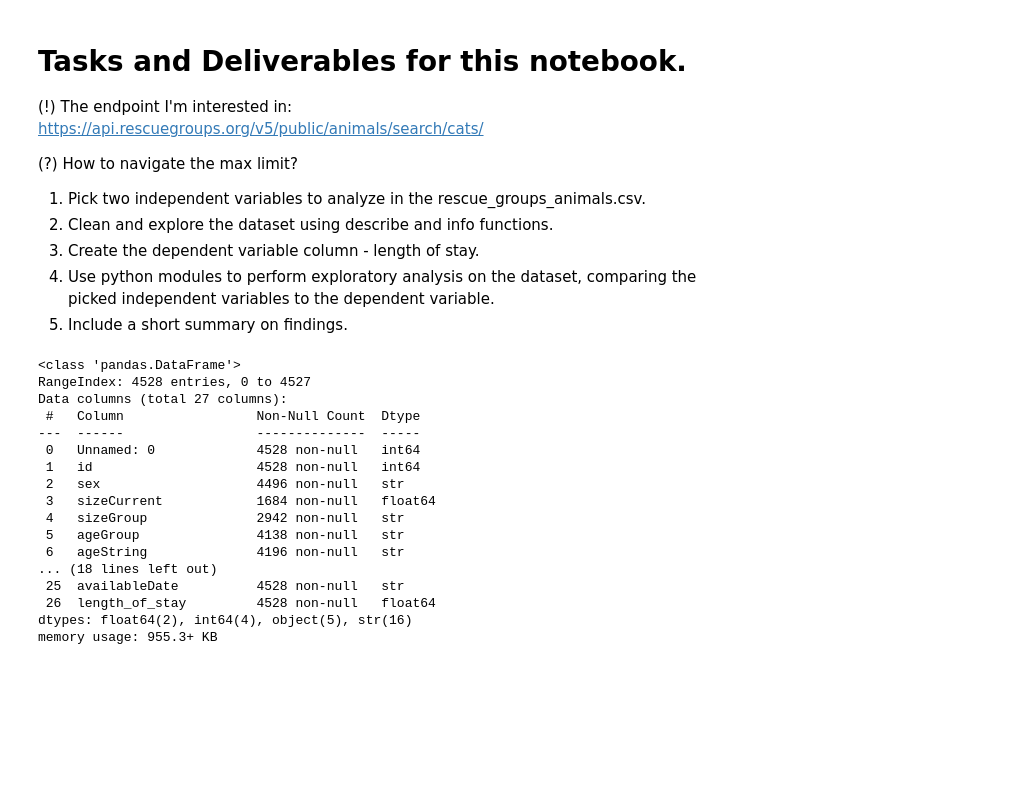
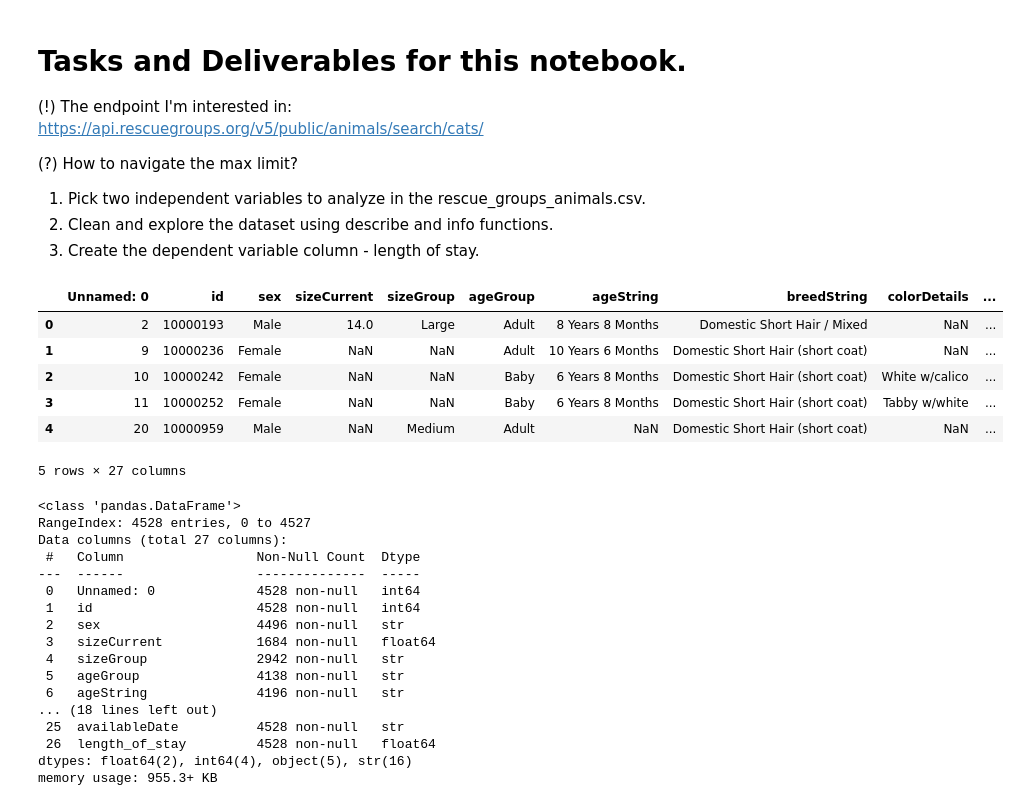
Before and after one commit to AnnaMalaschenko/Extraction-and-EDA---Group-Project, a Jupyter notebook: notebooks/Anna_eda.ipynb, the cells around one changed output. Cells and saved outputs as stored; diff of their text form; code cells hidden in the pictures; blank space fills up the shorter version.

```diff
--- a/notebooks/Anna_eda.ipynb
+++ b/notebooks/Anna_eda.ipynb
@@ -8,8 +8,6 @@
 1) Pick two independent variables to analyze in the rescue_groups_animals.csv.
 2) Clean and explore the dataset using describe and info functions.
 3) Create the dependent variable column - length of stay.
-4) Use python modules to perform exploratory analysis on the dataset, comparing the picked independent variables to the dependent variable.
-5) Include a short summary on findings.
 # %%
 import pandas as pd
 import numpy as np
@@ -17,22 +15,32 @@ import os
 # %%
 # inspect the cleaned data
 df = pd.read_csv('../data/clean/clean_cats_data.csv')
-df.info()
+df.head()
 # %% [output]
+|  | Unnamed: 0 | id | sex | sizeCurrent | sizeGroup | ageGroup | ageString | breedString | colorDetails | ... |
+| 0 | 2 | 10000193 | Male | 14.0 | Large | Adult | 8 Years 8 Months | Domestic Short Hair / Mixed | NaN | ... |
+| 1 | 9 | 10000236 | Female | NaN | NaN | Adult | 10 Years 6 Months | Domestic Short Hair (short coat) | NaN | ... |
+| 2 | 10 | 10000242 | Female | NaN | NaN | Baby | 6 Years 8 Months | Domestic Short Hair (short coat) | White w/calico | ... |
+| 3 | 11 | 10000252 | Female | NaN | NaN | Baby | 6 Years 8 Months | Domestic Short Hair (short coat) | Tabby w/white | ... |
+| 4 | 20 | 10000959 | Male | NaN | Medium | Adult | NaN | Domestic Short Hair (short coat) | NaN | ... |
-<class 'pandas.DataFrame'>
-RangeIndex: 4528 entries, 0 to 4527
-Data columns (total 27 columns):
- #   Column                 Non-Null Count  Dtype
----  ------                 --------------  -----
- 0   Unnamed: 0             4528 non-null   int64
- 1   id                     4528 non-null   int64
- 2   sex                    4496 non-null   str
- 3   sizeCurrent            1684 non-null   float64
- 4   sizeGroup              2942 non-null   str
- 5   ageGroup               4138 non-null   str
- 6   ageString              4196 non-null   str
-... (18 lines left out)
- 25  availableDate          4528 non-null   str
- 26  length_of_stay         4528 non-null   float64
-dtypes: float64(2), int64(4), object(5), str(16)
-memory usage: 955.3+ KB
+5 rows × 27 columns
+# %%
+df.info()
+# %% [output]
+<class 'pandas.DataFrame'>
+RangeIndex: 4528 entries, 0 to 4527
+Data columns (total 27 columns):
+ #   Column                 Non-Null Count  Dtype
+---  ------                 --------------  -----
+ 0   Unnamed: 0             4528 non-null   int64
+ 1   id                     4528 non-null   int64
+ 2   sex                    4496 non-null   str
+ 3   sizeCurrent            1684 non-null   float64
+ 4   sizeGroup              2942 non-null   str
+ 5   ageGroup               4138 non-null   str
+ 6   ageString              4196 non-null   str
+... (18 lines left out)
+ 25  availableDate          4528 non-null   str
+ 26  length_of_stay         4528 non-null   float64
+dtypes: float64(2), int64(4), object(5), str(16)
+memory usage: 955.3+ KB
```
Also changed, not shown: parts of 16 cells of this notebook, 1 other file.
